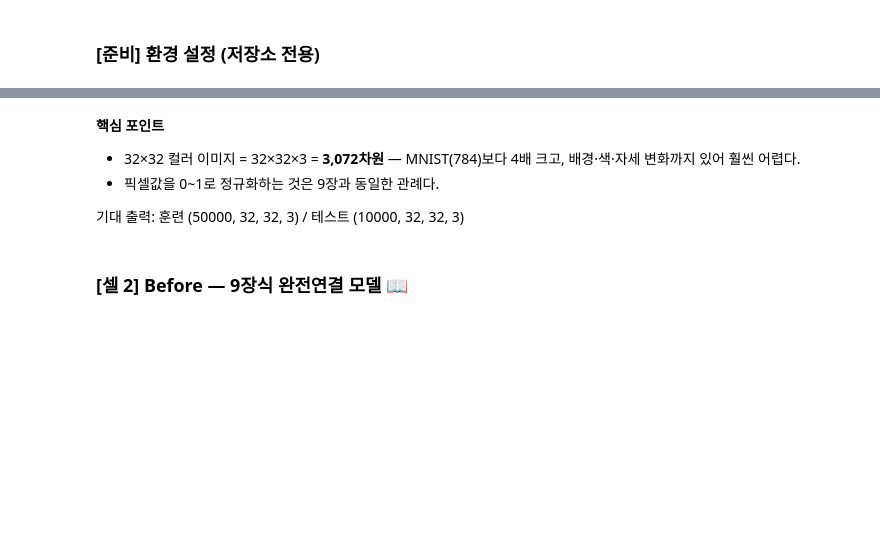
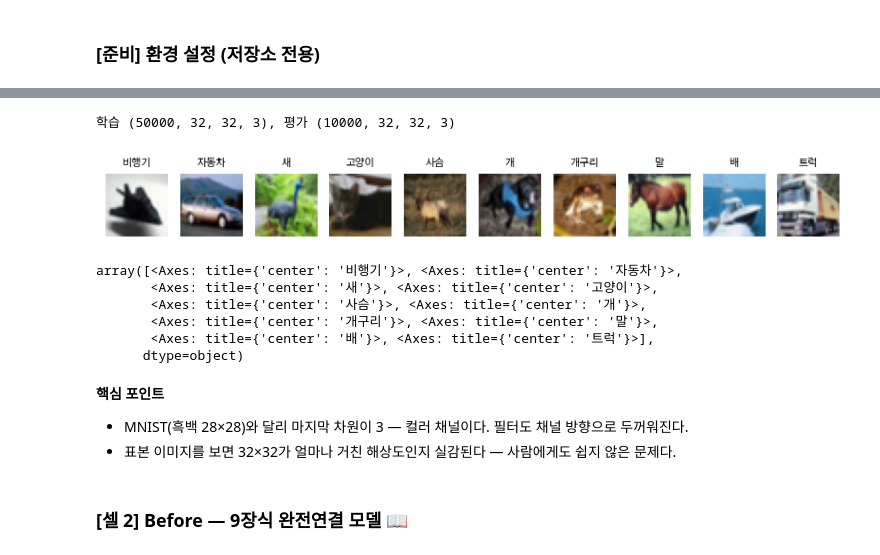
Before and after one commit to tbgoodlife/ai-labs, a Jupyter notebook: ch10/lab-10-01_cnn-cifar10.ipynb, the cells around one changed output, grey strips where cells are left out. Cells and saved outputs as stored; diff of their text form; code cells hidden in the pictures; blank space fills up the shorter version.

```diff
--- a/ch10/lab-10-01_cnn-cifar10.ipynb
+++ b/ch10/lab-10-01_cnn-cifar10.ipynb
@@ -50,15 +55,0 @@ GPU: /physical_device:GPU:0
-# %%
-(x_tr, y_tr), (x_te, y_te) = \
-    keras.datasets.cifar10.load_data()
-x_tr, x_te = x_tr / 255.0, x_te / 255.0
-y_tr, y_te = y_tr.ravel(), y_te.ravel()
-CLASSES = ["비행기", "자동차", "새", "고양이", "사슴",
-           "개", "개구리", "말", "배", "트럭"]
-print("훈련", x_tr.shape, "/ 테스트", x_te.shape)
-
-fig, axes = plt.subplots(1, 10, figsize=(10, 1.4))
-for d, ax in enumerate(axes):
-    ax.imshow(x_tr[y_tr == d][0])
-    ax.set_title(CLASSES[d], fontsize=8)
-    ax.axis("off")
-plt.show()
@@ -70,9 +56,26 @@ Downloading data from https://www.cs.toronto.edu/~kriz/cifar-10-python.tar.gz
-# %% [markdown]
-**핵심 포인트**
-- 32×32 컬러 이미지 = 32×32×3 = **3,072차원** — MNIST(784)보다 4배 크고, 배경·색·자세 변화까지 있어 훨씬 어렵다.
-- 픽셀값을 0~1로 정규화하는 것은 9장과 동일한 관례다.
-
-기대 출력: 훈련 (50000, 32, 32, 3) / 테스트 (10000, 32, 32, 3)
+# %%
+from tensorflow import keras
+
+(X_tr, y_tr), (X_te, y_te) = \
+    keras.datasets.cifar10.load_data()
+X_tr, X_te = X_tr / 255.0, X_te / 255.0
+CLASSES = ["비행기", "자동차", "새", "고양이", "사슴",
+           "개", "개구리", "말", "배", "트럭"]
+print(f"학습 {X_tr.shape}, 평가 {X_te.shape}")
+viz.show_samples(X_tr, y_tr, CLASSES, n=10)
+# %% [output]
+학습 (50000, 32, 32, 3), 평가 (10000, 32, 32, 3)
+[figure, added]
+array([<Axes: title={'center': '비행기'}>, <Axes: title={'center': '자동차'}>,
+       <Axes: title={'center': '새'}>, <Axes: title={'center': '고양이'}>,
+       <Axes: title={'center': '사슴'}>, <Axes: title={'center': '개'}>,
+       <Axes: title={'center': '개구리'}>, <Axes: title={'center': '말'}>,
+       <Axes: title={'center': '배'}>, <Axes: title={'center': '트럭'}>],
+      dtype=object)
+# %% [markdown]
+**핵심 포인트**
+- MNIST(흑백 28×28)와 달리 마지막 차원이 3 — 컬러 채널이다. 필터도 채널 방향으로 두꺼워진다.
+- 표본 이미지를 보면 32×32가 얼마나 거친 해상도인지 실감된다 — 사람에게도 쉽지 않은 문제다.
 # %% [markdown]
 ### [셀 2] Before — 9장식 완전연결 모델 📖
 # %%
```
Also changed, not shown: parts of 16 cells of this notebook, 4 other files.
